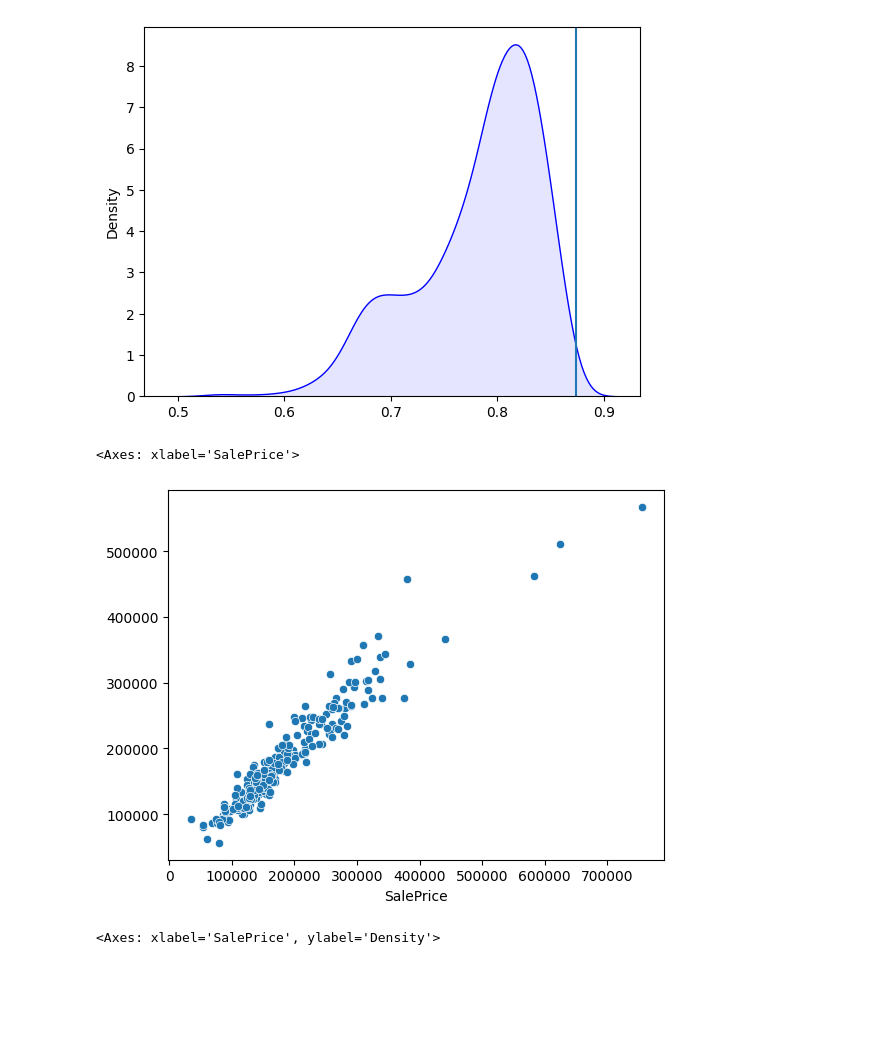
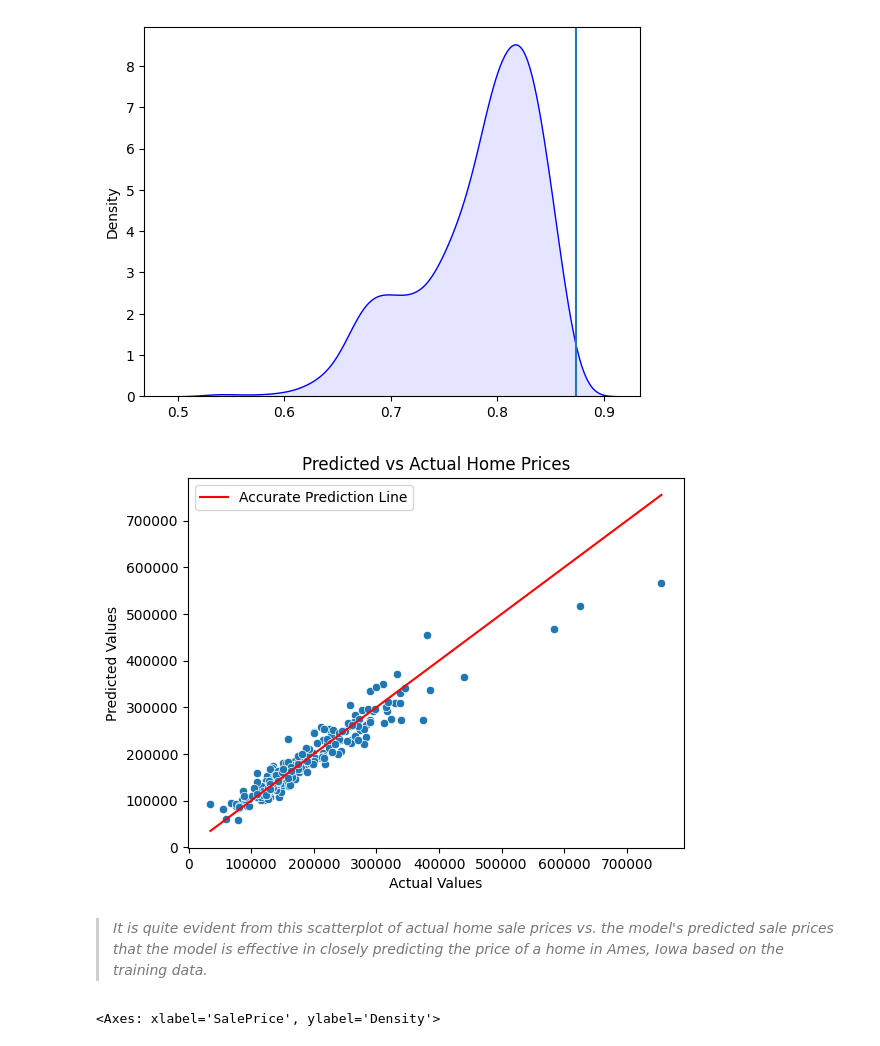
Before and after one commit to naylorstone/DS3001-Final-Project, a Jupyter notebook: Decision_Tree_All_Predictors.ipynb, the cells around one changed output. Drawn from its saved outputs; the diff is of its cells as text; code cells hidden in the pictures; blank space fills up the shorter version.

```diff
--- a/Decision_Tree_All_Predictors.ipynb
+++ b/Decision_Tree_All_Predictors.ipynb
@@ -137,11 +144,21 @@ rf = model.fit(X_train,y_train) # Fit the rf model
 
 # Make predictions:
 y_hat_rf = rf.predict(X_test) # Model predictions
-# %%
-sns.scatterplot(x=y_test, y=y_hat_rf) # Predicted v Actual
-# %% [output]
-<Axes: xlabel='SalePrice'>
-[figure, removed]
+# %%
+sns.scatterplot(x=y_test, y=y_hat_rf) # Predicted v Actual
+
+plt.plot([min(y_test), max(y_test)], [min(y_test), max(y_test)], color="red", label="Accurate Prediction Line") #
+
+# labels and legend
+plt.title("Predicted vs Actual Home Prices")
+plt.xlabel("Actual Values")
+plt.ylabel("Predicted Values")
+plt.legend()
+plt.show()
+# %% [output]
+[figure, added]
+# %% [markdown]
+> *It is quite evident from this scatterplot of actual home sale prices vs. the model's predicted sale prices that the model is effective in closely predicting the price of a home in Ames, Iowa based on the training data.*
 # %%
 # Residual plot:
 residual = y_test - y_hat_rf
```
Also changed, not shown: parts of 9 cells of this notebook.
